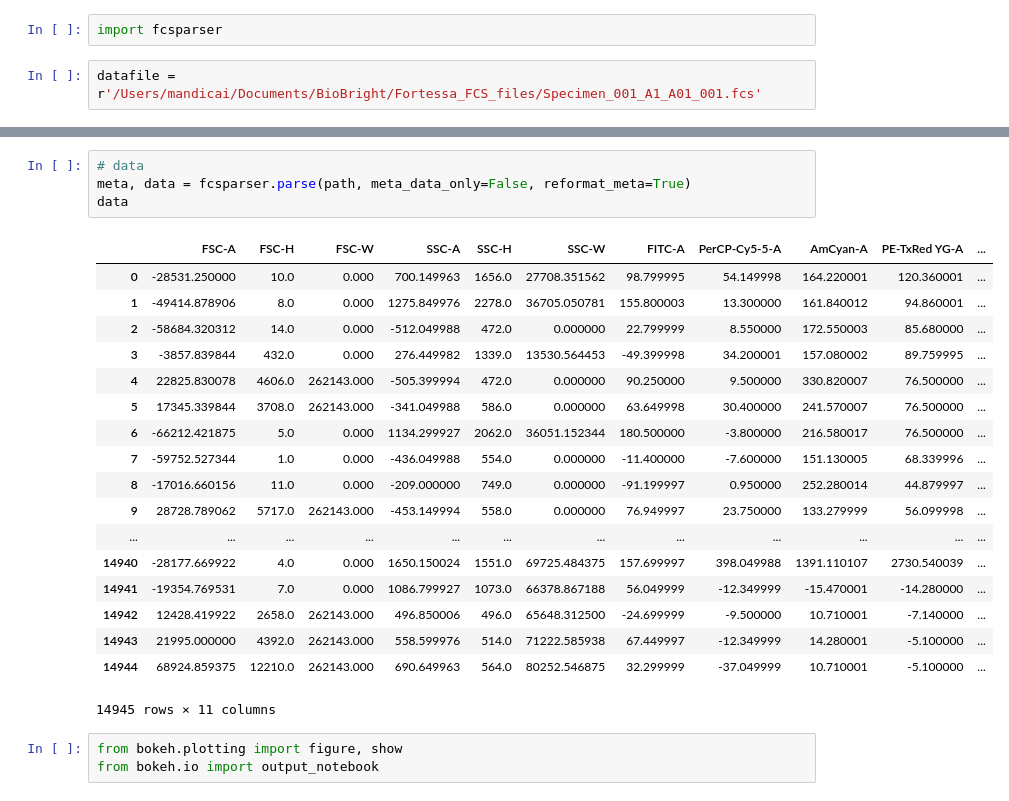
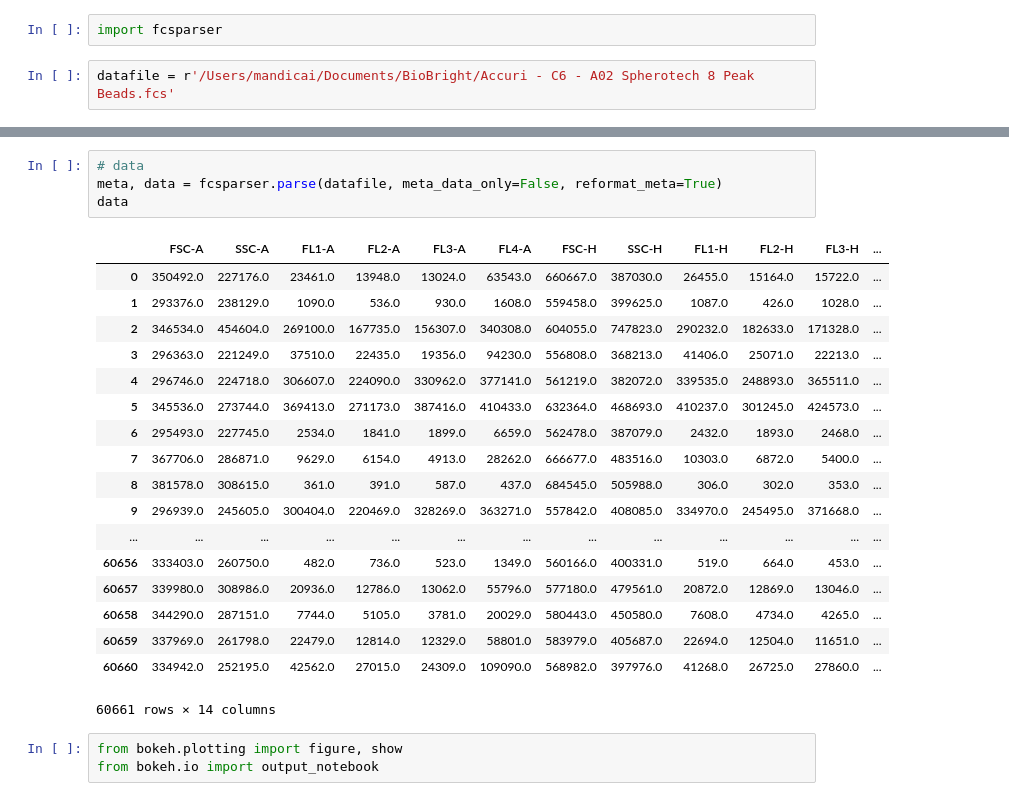
Before and after one commit to mandicai/ipython-experiments, a Jupyter notebook: FCS Data Analysis.ipynb, the cells around one changed output, grey strips where cells are left out. Cells and saved outputs as stored; diff of their text form.

Commit message:
Update FCS data analysis

```diff
--- a/FCS Data Analysis.ipynb
+++ b/FCS Data Analysis.ipynb
@@ -1,7 +1,7 @@
 # %%
 import fcsparser
 # %%
-datafile = r'/Users/mandicai/Documents/BioBright/Fortessa_FCS_files/Specimen_001_A1_A01_001.fcs'
+datafile = r'/Users/mandicai/Documents/BioBright/Accuri - C6 - A02 Spherotech 8 Peak Beads.fcs'
 # %%
 # metadata
 meta = fcsparser.parse(datafile, meta_data_only=True, reformat_meta=True)
@@ -16,26 +26,26 @@ meta['_channels_']
 # %%
 # data
-meta, data = fcsparser.parse(path, meta_data_only=False, reformat_meta=True)
+meta, data = fcsparser.parse(datafile, meta_data_only=False, reformat_meta=True)
 data
 # %% [output]
-|  | FSC-A | FSC-H | FSC-W | SSC-A | SSC-H | SSC-W | FITC-A | PerCP-Cy5-5-A | AmCyan-A | PE-TxRed YG-A | ... |
-| 0 | -28531.250000 | 10.0 | 0.000 | 700.149963 | 1656.0 | 27708.351562 | 98.799995 | 54.149998 | 164.220001 | 120.360001 | ... |
-| 1 | -49414.878906 | 8.0 | 0.000 | 1275.849976 | 2278.0 | 36705.050781 | 155.800003 | 13.300000 | 161.840012 | 94.860001 | ... |
-| 2 | -58684.320312 | 14.0 | 0.000 | -512.049988 | 472.0 | 0.000000 | 22.799999 | 8.550000 | 172.550003 | 85.680000 | ... |
-| 3 | -3857.839844 | 432.0 | 0.000 | 276.449982 | 1339.0 | 13530.564453 | -49.399998 | 34.200001 | 157.080002 | 89.759995 | ... |
-| 4 | 22825.830078 | 4606.0 | 262143.000 | -505.399994 | 472.0 | 0.000000 | 90.250000 | 9.500000 | 330.820007 | 76.500000 | ... |
-| 5 | 17345.339844 | 3708.0 | 262143.000 | -341.049988 | 586.0 | 0.000000 | 63.649998 | 30.400000 | 241.570007 | 76.500000 | ... |
-| 6 | -66212.421875 | 5.0 | 0.000 | 1134.299927 | 2062.0 | 36051.152344 | 180.500000 | -3.800000 | 216.580017 | 76.500000 | ... |
-| 7 | -59752.527344 | 1.0 | 0.000 | -436.049988 | 554.0 | 0.000000 | -11.400000 | -7.600000 | 151.130005 | 68.339996 | ... |
-| 8 | -17016.660156 | 11.0 | 0.000 | -209.000000 | 749.0 | 0.000000 | -91.199997 | 0.950000 | 252.280014 | 44.879997 | ... |
-| 9 | 28728.789062 | 5717.0 | 262143.000 | -453.149994 | 558.0 | 0.000000 | 76.949997 | 23.750000 | 133.279999 | 56.099998 | ... |
-| ... | ... | ... | ... | ... | ... | ... | ... | ... | ... | ... | ... |
-| 14940 | -28177.669922 | 4.0 | 0.000 | 1650.150024 | 1551.0 | 69725.484375 | 157.699997 | 398.049988 | 1391.110107 | 2730.540039 | ... |
-| 14941 | -19354.769531 | 7.0 | 0.000 | 1086.799927 | 1073.0 | 66378.867188 | 56.049999 | -12.349999 | -15.470001 | -14.280000 | ... |
-| 14942 | 12428.419922 | 2658.0 | 262143.000 | 496.850006 | 496.0 | 65648.312500 | -24.699999 | -9.500000 | 10.710001 | -7.140000 | ... |
-| 14943 | 21995.000000 | 4392.0 | 262143.000 | 558.599976 | 514.0 | 71222.585938 | 67.449997 | -12.349999 | 14.280001 | -5.100000 | ... |
-| 14944 | 68924.859375 | 12210.0 | 262143.000 | 690.649963 | 564.0 | 80252.546875 | 32.299999 | -37.049999 | 10.710001 | -5.100000 | ... |
+|  | FSC-A | SSC-A | FL1-A | FL2-A | FL3-A | FL4-A | FSC-H | SSC-H | FL1-H | FL2-H | FL3-H | ... |
+| 0 | 350492.0 | 227176.0 | 23461.0 | 13948.0 | 13024.0 | 63543.0 | 660667.0 | 387030.0 | 26455.0 | 15164.0 | 15722.0 | ... |
+| 1 | 293376.0 | 238129.0 | 1090.0 | 536.0 | 930.0 | 1608.0 | 559458.0 | 399625.0 | 1087.0 | 426.0 | 1028.0 | ... |
+| 2 | 346534.0 | 454604.0 | 269100.0 | 167735.0 | 156307.0 | 340308.0 | 604055.0 | 747823.0 | 290232.0 | 182633.0 | 171328.0 | ... |
+| 3 | 296363.0 | 221249.0 | 37510.0 | 22435.0 | 19356.0 | 94230.0 | 556808.0 | 368213.0 | 41406.0 | 25071.0 | 22213.0 | ... |
+| 4 | 296746.0 | 224718.0 | 306607.0 | 224090.0 | 330962.0 | 377141.0 | 561219.0 | 382072.0 | 339535.0 | 248893.0 | 365511.0 | ... |
+| 5 | 345536.0 | 273744.0 | 369413.0 | 271173.0 | 387416.0 | 410433.0 | 632364.0 | 468693.0 | 410237.0 | 301245.0 | 424573.0 | ... |
+| 6 | 295493.0 | 227745.0 | 2534.0 | 1841.0 | 1899.0 | 6659.0 | 562478.0 | 387079.0 | 2432.0 | 1893.0 | 2468.0 | ... |
+| 7 | 367706.0 | 286871.0 | 9629.0 | 6154.0 | 4913.0 | 28262.0 | 666677.0 | 483516.0 | 10303.0 | 6872.0 | 5400.0 | ... |
+| 8 | 381578.0 | 308615.0 | 361.0 | 391.0 | 587.0 | 437.0 | 684545.0 | 505988.0 | 306.0 | 302.0 | 353.0 | ... |
+| 9 | 296939.0 | 245605.0 | 300404.0 | 220469.0 | 328269.0 | 363271.0 | 557842.0 | 408085.0 | 334970.0 | 245495.0 | 371668.0 | ... |
+| ... | ... | ... | ... | ... | ... | ... | ... | ... | ... | ... | ... | ... |
+| 60656 | 333403.0 | 260750.0 | 482.0 | 736.0 | 523.0 | 1349.0 | 560166.0 | 400331.0 | 519.0 | 664.0 | 453.0 | ... |
+| 60657 | 339980.0 | 308986.0 | 20936.0 | 12786.0 | 13062.0 | 55796.0 | 577180.0 | 479561.0 | 20872.0 | 12869.0 | 13046.0 | ... |
+| 60658 | 344290.0 | 287151.0 | 7744.0 | 5105.0 | 3781.0 | 20029.0 | 580443.0 | 450580.0 | 7608.0 | 4734.0 | 4265.0 | ... |
+| 60659 | 337969.0 | 261798.0 | 22479.0 | 12814.0 | 12329.0 | 58801.0 | 583979.0 | 405687.0 | 22694.0 | 12504.0 | 11651.0 | ... |
+| 60660 | 334942.0 | 252195.0 | 42562.0 | 27015.0 | 24309.0 | 109090.0 | 568982.0 | 397976.0 | 41268.0 | 26725.0 | 27860.0 | ... |
-14945 rows × 11 columns
+60661 rows × 14 columns
 # %%
 from bokeh.plotting import figure, show
 from bokeh.io import output_notebook
```
Also changed, not shown: parts of 3 cells of this notebook.
